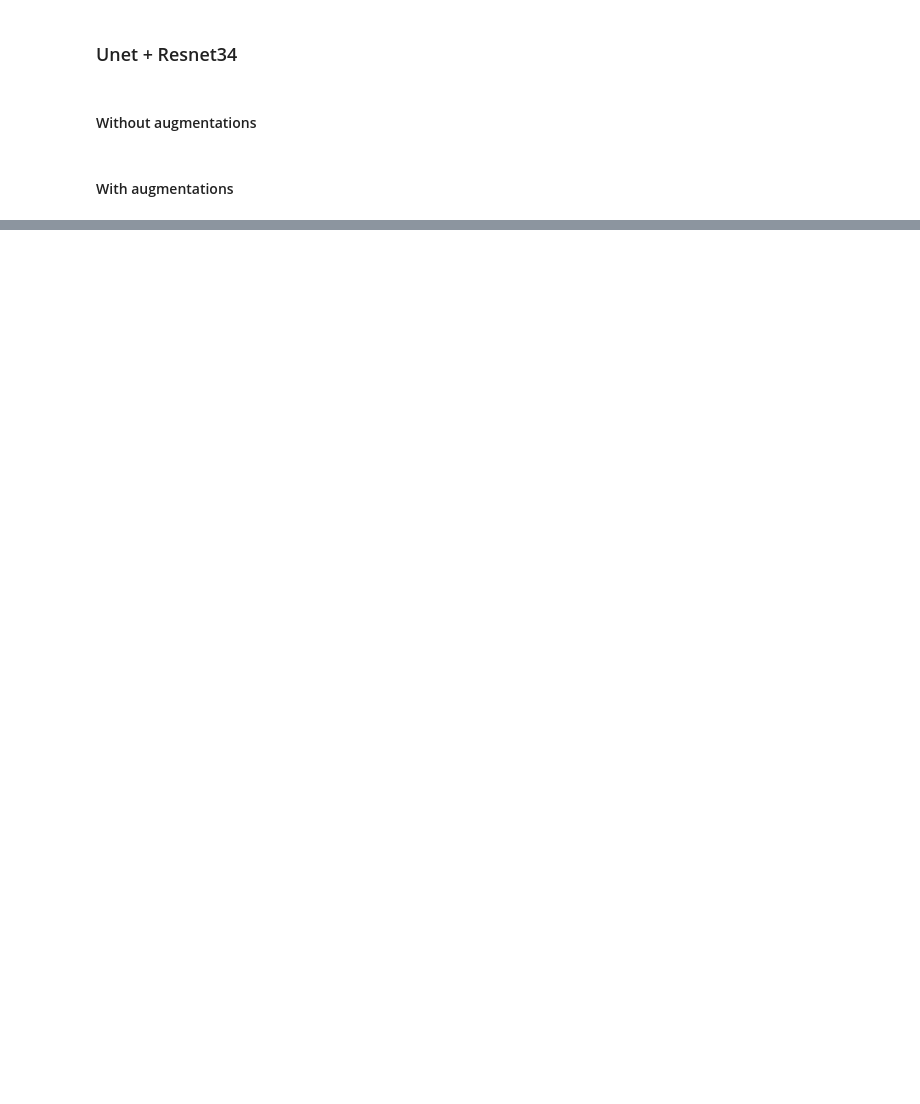
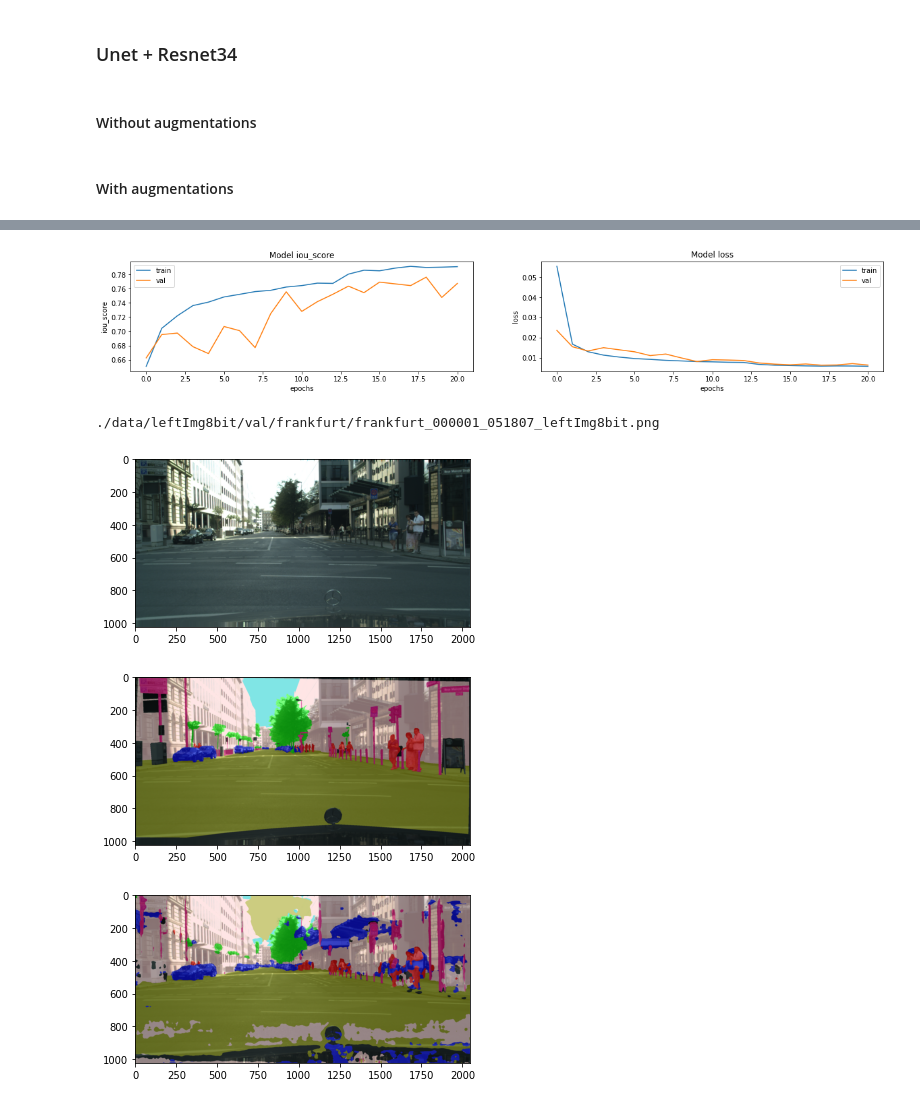
Before and after one commit to ThibaultDieudonne/Car-Computer-Vision-development, a Jupyter notebook: n.ipynb, the cells around one changed output, grey strips where cells are left out. Cells and saved outputs as stored; diff of their text form; code cells hidden in the pictures; blank space fills up the shorter version.

```diff
--- a/n.ipynb
+++ b/n.ipynb
@@ -453,3 +627,13 @@ Epoch 00044: early stopping
+# %%
+model = load_advanced_model("DeepLabV3plus")
+display_learning_curves("DeepLabV3plus", "iou_score")
+prediction_display(model, 180)
+# %% [output]
+[figure, added]
+./data/leftImg8bit/val/frankfurt/frankfurt_000001_051807_leftImg8bit.png
+[figure, added]
+[figure, added]
+[figure, added]
 # %%
 get_results()
 # %% [output]
```
Also changed, not shown: parts of 17 cells of this notebook, 4 other files.
